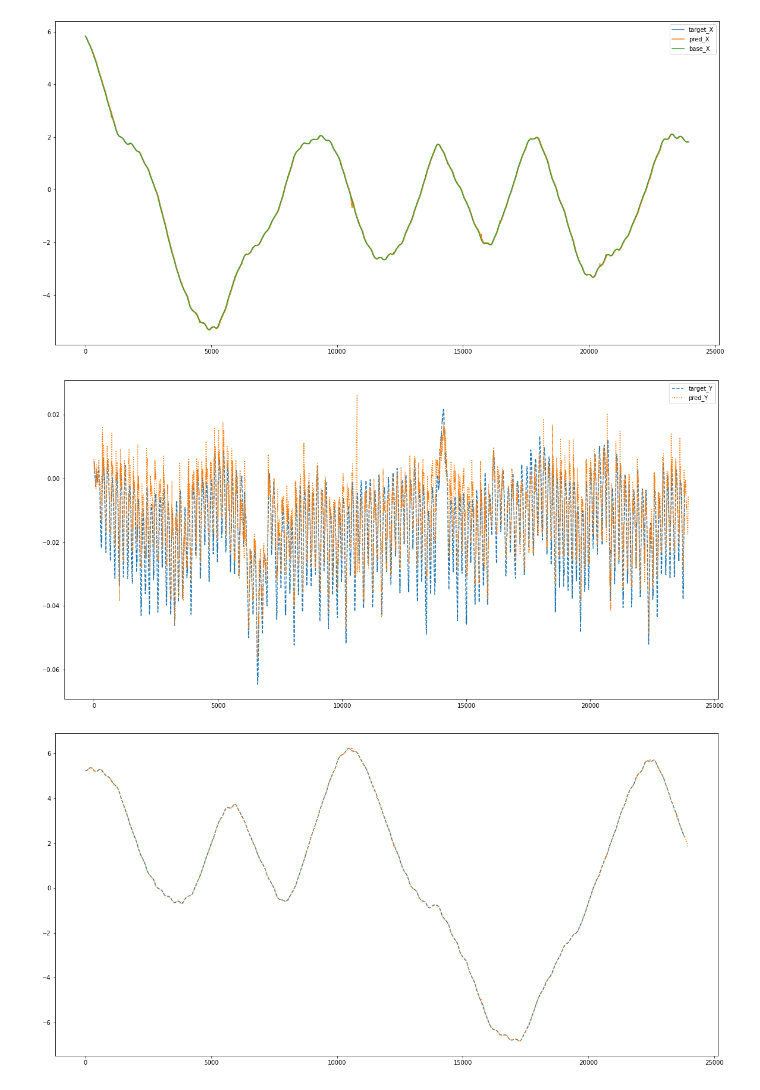
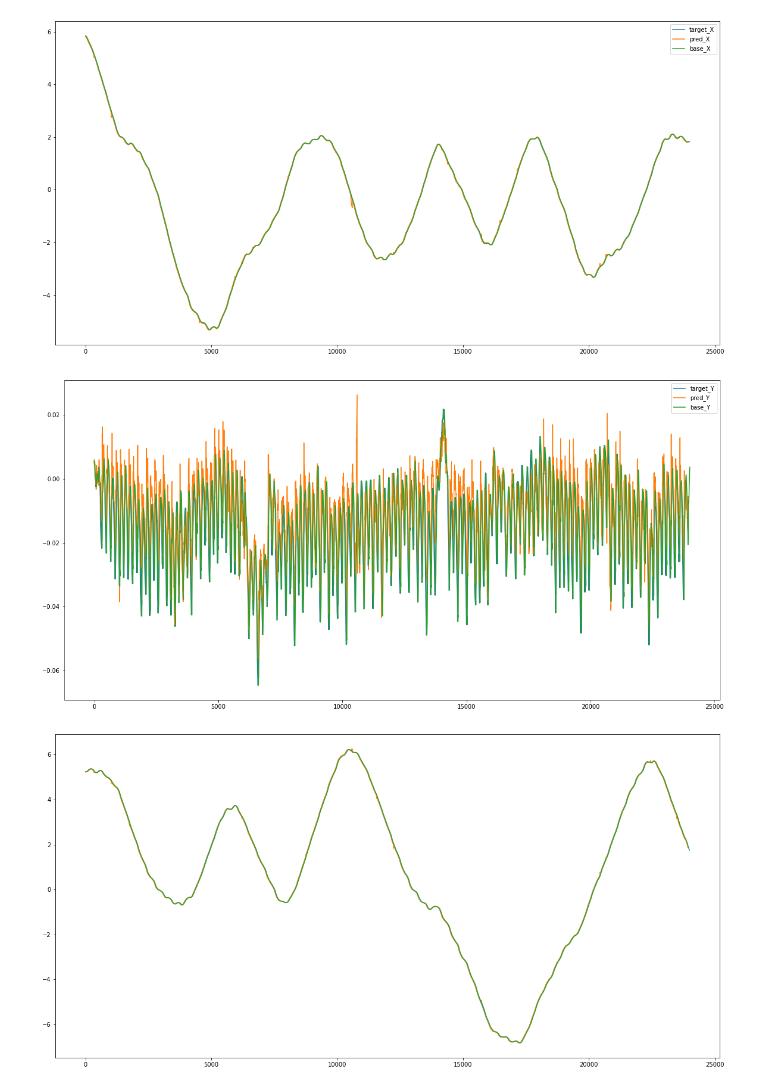
Before and after one commit to oleksa-oleksa/MasterThesis_UserPosition_6DOF, a Jupyter notebook: Development/notebooks/predictions_plots.ipynb, the cells around one changed output. Saved outputs shown, nothing was run; the diff lists cells and outputs as text; code cells hidden in the pictures.

```diff
--- a/Development/notebooks/predictions_plots.ipynb
+++ b/Development/notebooks/predictions_plots.ipynb
@@ -64,28 +64,30 @@ comp1.savefig(dest1)
 # %%
 compare2 = 'y'
 comp2 = plt.figure()
-plt.plot(targets.loc[:len(ts)-1, compare2],label='target_Y', linestyle='--')
-plt.plot(predictions.loc[:len(ts)-1, compare2],label='pred_Y', linestyle=':')
+plt.plot(targets.loc[:len(ts)-1, compare2],label='target_Y')
+plt.plot(predictions.loc[:len(ts)-1, compare2],label='pred_Y')
+plt.plot(base.loc[:len(ts)-1, compare2],label='base_Y')
 comp2.set_figwidth(20)
 comp2.set_figheight(10)
 plt.legend()
 plt.show()
-dest2 = os.path.join(dest, f"Fig-{model}-{compare2}.pdf")
+dest2 = os.path.join(dest, f"{model}-{compare2}.pdf")
 comp2.savefig(dest2)
 # %% [output]
-[figure, old version]
+[figure, new version]
 # %%
 compare3 = 'z'
 comp3 = plt.figure()
-plt.plot(targets.loc[:len(ts)-1, compare3], label='target_Z', linestyle='--')
-plt.plot(predictions.loc[:len(ts)-1, compare3], label='pred_Z', linestyle=':')
+plt.plot(targets.loc[:len(ts)-1, compare3],label='target_Z')
+plt.plot(predictions.loc[:len(ts)-1, compare3],label='pred_Z')
+plt.plot(base.loc[:len(ts)-1, compare3],label='base_Z')
 comp3.set_figwidth(20)
 comp3.set_figheight(10)
 plt.show()
-dest3 = os.path.join(dest, f"Fig-{model}-{compare3}.pdf")
+dest3 = os.path.join(dest, f"{model}-{compare3}.pdf")
 comp3.savefig(dest3)
 # %% [output]
-[figure, old version]
+[figure, new version]
 # %%
 compare4 = 'qx'
 comp4 = plt.figure()
```
Also changed, not shown: parts of 13 cells of this notebook, 38 other files.
